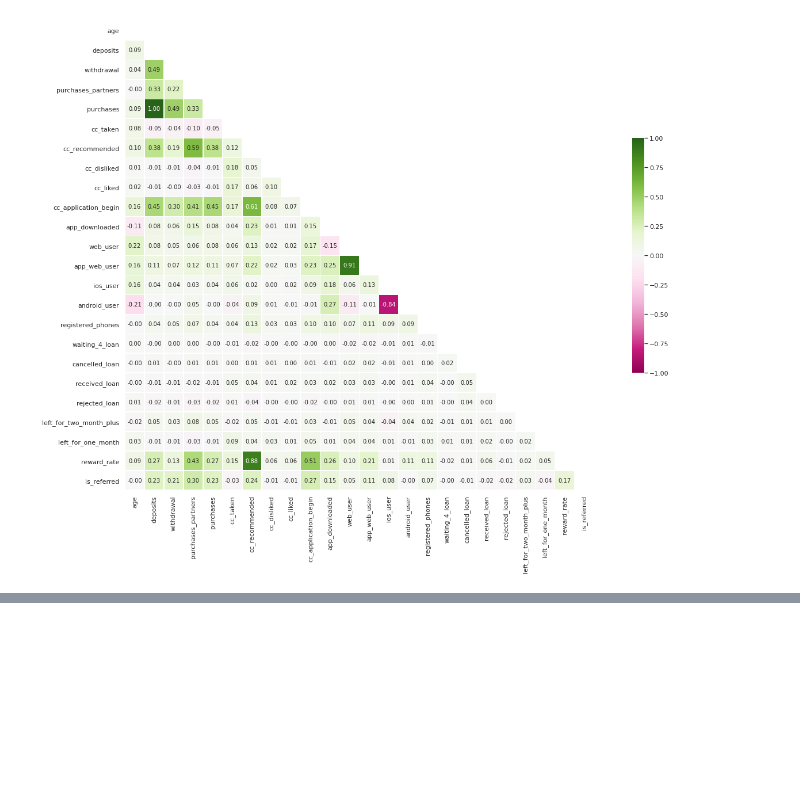
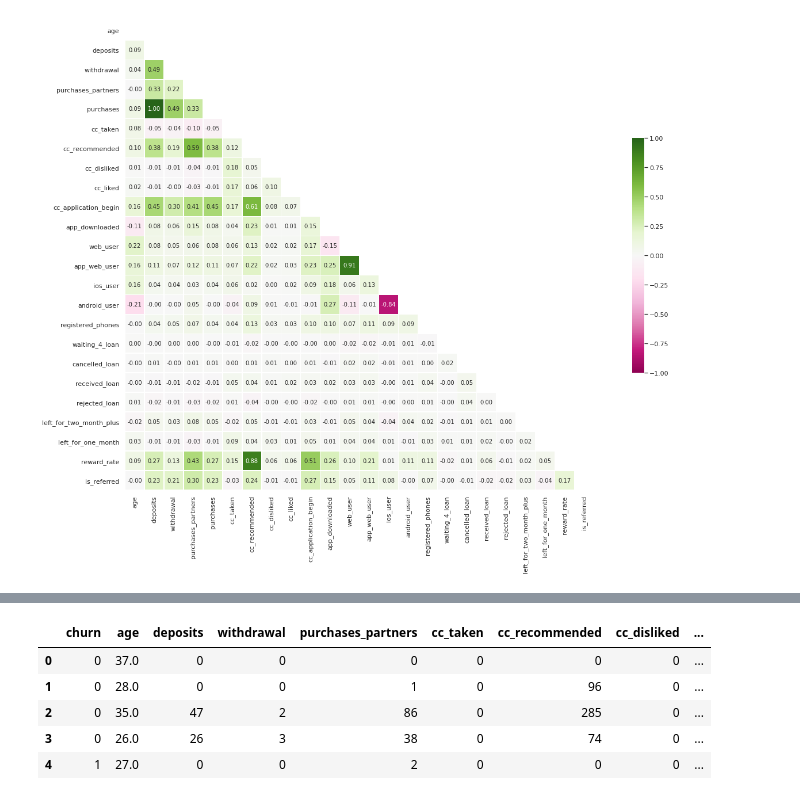
Before and after one commit to jha-vineet69/Minimizing-Churn-Rate, a Jupyter notebook: Minimizing_Churn.ipynb, the cells around one changed output, grey strips where cells are left out. Drawn from its saved outputs; the diff is of its cells as text; code cells hidden in the pictures; blank space fills up the shorter version.

```diff
--- a/Minimizing_Churn.ipynb
+++ b/Minimizing_Churn.ipynb
@@ -233,3 +294,20 @@ sns.heatmap(corr, mask=mask, cmap=cmap, vmin=-1, vmax=1, center=0, annot= True,
 # %%
 # Removing Correlated Fields
-dataset2 = dataset2.drop(columns = ['app_web_user','purchases'])
+dataset2 = dataset2.drop(columns = ['app_web_user','purchases', 'zodiac_sign'])
+# %%
+df = dataset2.copy()
+# %%
+## Data Preparation
+user_identifier = df['user']
+df = df.drop(columns = ['user'])
+# %%
+df = pd.get_dummies(df, columns=['housing','payment_type'])
+# %%
+df.head()
+# %% [output]
+|  | churn | age | deposits | withdrawal | purchases_partners | cc_taken | cc_recommended | cc_disliked | ... |
+| 0 | 0 | 37.0 | 0 | 0 | 0 | 0 | 0 | 0 | ... |
+| 1 | 0 | 28.0 | 0 | 0 | 1 | 0 | 96 | 0 | ... |
+| 2 | 0 | 35.0 | 47 | 2 | 86 | 0 | 285 | 0 | ... |
+| 3 | 0 | 26.0 | 26 | 3 | 38 | 0 | 74 | 0 | ... |
+| 4 | 1 | 27.0 | 0 | 0 | 2 | 0 | 0 | 0 | ... |
```
Also changed, not shown: parts of 13 cells of this notebook.
